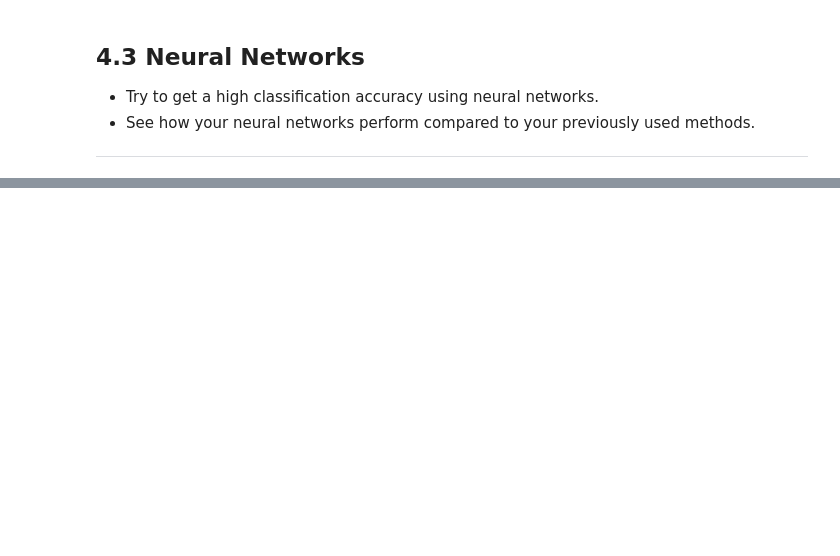
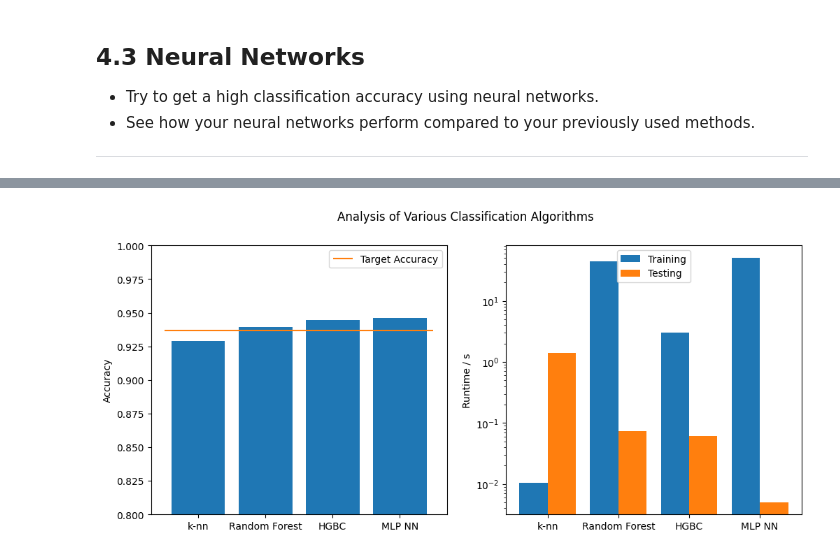
Before and after one commit to Just-Neptun/FP, a Jupyter notebook: S10 Machine Learning/ml_fp/part4.ipynb, the cells around one changed output, grey strips where cells are left out. Drawn from its saved outputs; the diff is of its cells as text; code cells hidden in the pictures; blank space fills up the shorter version.

```diff
--- a/S10 Machine Learning/ml_fp/part4.ipynb
+++ b/S10 Machine Learning/ml_fp/part4.ipynb
@@ -214,0 +265,15 @@ plt.show()
+# %%
+te_st = time.time()
+MLP_model(X_test)
+te_et = time.time()
+
+# get data for nn after training, put on end of df_classical, then plot that
+df_nn_final = [{
+    'name': 'MLP NN',
+    'accuracy': df_nn.tail(1)['test_accuracy'].item(),
+    'training_runtime': tr_et - tr_st,
+    'testing_runtime': te_et - te_st
+}]
+
+df = pd.concat([df_classical, pd.DataFrame(df_nn_final)])
+df
@@ -214,0 +286,24 @@ plt.show()
+# %%
+fig, axes = plt.subplots(1, 2, figsize=(2*6, 5))
+ax1, ax2 = axes
+ax1.bar(df['name'], df['accuracy'])
+ax1.set_ylim(0.8, 1)
+ax1.hlines(target_accuracy, -0.5, 3.5, colors='tab:orange', label='Target Accuracy')
+ax1.set_ylabel('Accuracy')
+ax1.legend()
+
+bar_pos = np.arange(len(df))
+width = 0.8/2
+
+ax2.bar(bar_pos - width/2, df['training_runtime'], width, label='Training')
+ax2.bar(bar_pos + width/2, df['testing_runtime'], width, label='Testing')
+ax2.set_yscale('log')
+ax2.set_xticks(bar_pos)
+ax2.set_xticklabels(df['name'])
+ax2.set_ylabel('Runtime / s')
+ax2.legend(loc='upper center')
+
+fig.suptitle('Analysis of Various Classification Algorithms')
+plt.show()
+# %% [output]
+[figure, added]
```
Also changed, not shown: parts of 9 cells of this notebook, 1 other file.
